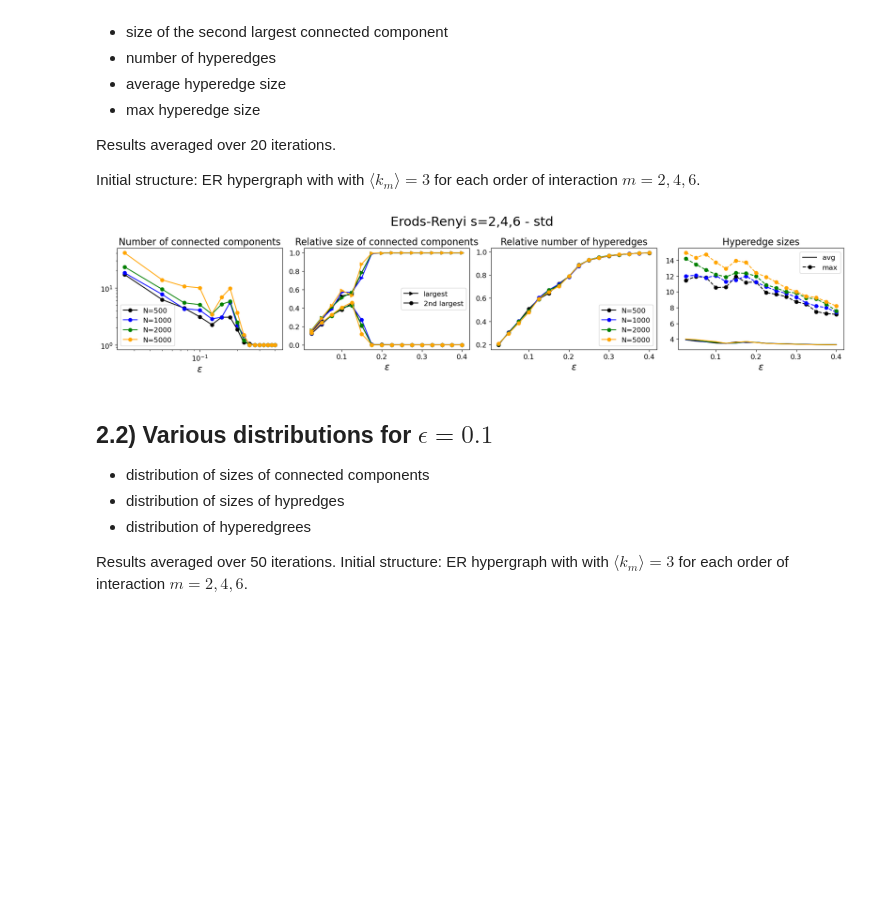
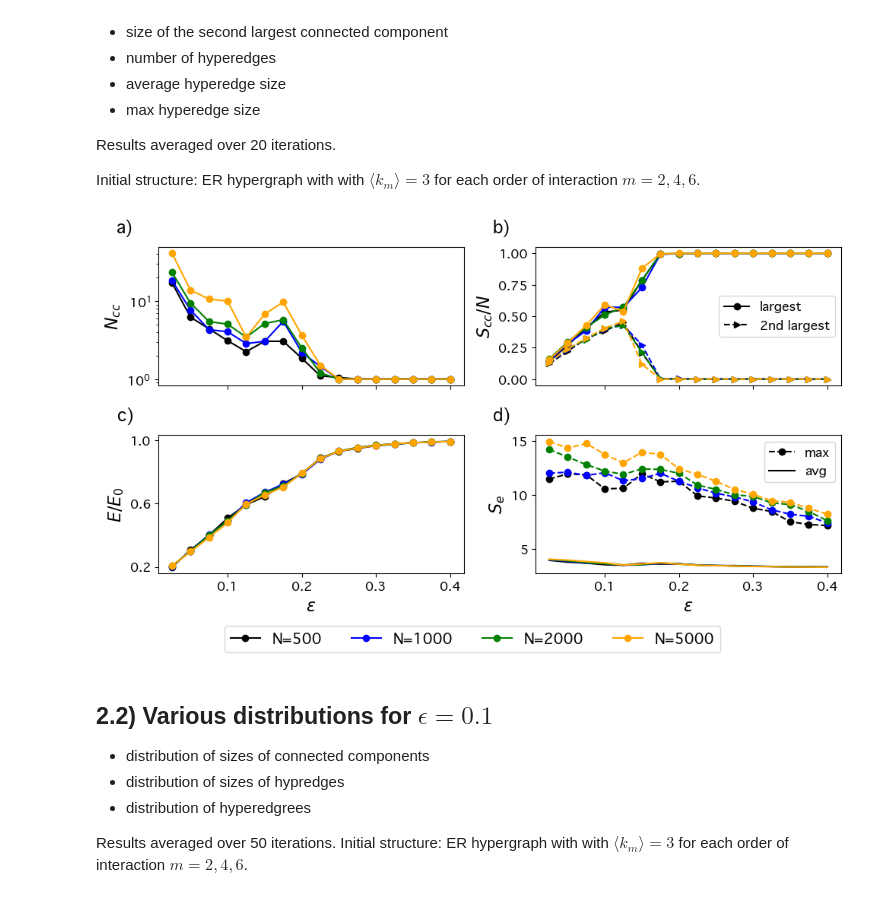
Before and after one commit to cosimoagostinelli/H-or_adaptive_Deffuant, a Jupyter notebook: 3_ER_complete_results.ipynb, the cells around one changed output. Drawn from its saved outputs; the diff is of its cells as text; code cells hidden in the pictures; blank space fills up the shorter version.

```diff
--- a/3_ER_complete_results.ipynb
+++ b/3_ER_complete_results.ipynb
@@ -7,6 +7,11 @@ from multiprocess import Pool
 from had_model import HAD_model
 import matplotlib.pyplot as plt
 from mpl_toolkits.axes_grid1.inset_locator import inset_axes
+
+import matplotlib as mpl
+mpl.rcParams['font.family'] = 'sans-serif'
+mpl.rcParams['font.sans-serif'] = 'Geneva'
+dpi=150
 # %% [markdown]
 # 1) Uniform ER
 
@@ -474,6 +481,8 @@ while it < len(ks_avg):
 with open(f'../results/ER_s{s_str}_{cond}.pkl', 'wb') as fp:
         pickle.dump(results, fp)
 # %%
+from itertools import product
+
 s_str = '246'
 cond = 'std'
 
@@ -482,60 +491,73 @@ with open(f'../results/ER_s{s_str}_{cond}.pkl', 'rb') as f:
 
 colors = ['black', 'blue', 'green', 'orange']  # one color for each value of N
 lbls = ['largest', '2nd largest', 'avg', 'max']
+lgd_size = 12
 ttl_size = 16
-lgd_size = 12
+# collect handles/labels for a global legend
+legend_handles = []
+legend_labels = []
 
 Ns = [500, 1000, 2000, 5000]
-ncols = 4
-fig, axs = plt.subplots(1,ncols, figsize=(18,4))
+nrows, ncols = 2,2
+fig, axs = plt.subplots(nrows, ncols, sharex=True, figsize=(10,6.5))
 
 for N,clr in zip(Ns, colors):
 
     res_dict = res[N]
     epsilons = res_dict['epsilons']
     ncc = res_dict['ncc']
     scc1 = res_dict['scc1']
     scc2 = res_dict['scc2']
     nhe = res_dict['nhe']
     s_avg = res_dict['s_avg']
     s_max = res_dict['s_max']
 
-    axs[0].plot(epsilons, ncc, color=clr, marker='o', label=f'N={N}')
-    axs[0].set_xscale('log')
-    axs[0].set_yscale('log')
-    axs[0].legend(fontsize=lgd_size)
-    axs[0].set_title('Number of connected components', fontsize=ttl_size)
+    line1, = axs[0,0].plot(epsilons, ncc, color=clr, marker='o', label=f'N={N}')
+    legend_handles.append(line1)
+    legend_labels.append(f'N={N}')
+    axs[0,0].set_yscale('log')
+    axs[0,0].set_ylabel(r'$N_{cc}$', fontsize=ttl_size)
 
     la0 = lbls[0] if N==Ns[0] else None
     la1 = lbls[1] if N==Ns[0] else None
-    axs[1].plot(epsilons, scc1, color=clr, linestyle='-', marker='>', label=la0)
-    axs[1].plot(epsilons, scc2, color=clr, linestyle='-', marker='o', label=la1)
-    axs[1].legend(fontsize=lgd_size)
-    axs[1].set_title('Relative size of connected components', fontsize=ttl_size)
+    axs[0,1].plot(epsilons, scc1, color=clr, linestyle='-', marker='o', label=la0)
+    axs[0,1].plot(epsilons, scc2, color=clr, linestyle='--', marker='>', label=la1)
+    axs[0,1].set_ylabel(r'$S_{cc} / N$', fontsize=ttl_size)
+    axs[0,1].legend(fontsize=lgd_size, loc=5)
 
-    axs[2].plot(epsilons, nhe, color=clr, marker='o', label=f'N={N}')
-    axs[2].legend(fontsize=lgd_size)
-    axs[2].set_title('Relative number of hyperedges', fontsize=ttl_size)
+    axs[1,0].plot(epsilons, nhe, color=clr, marker='o', label=f'N={N}')
+    axs[1,0].set_ylabel(r'$E / E_0$', fontsize=ttl_size)
+    axs[1,0].set_yticks([0.2,0.6,1.0])
 
     la2 = lbls[2] if N==Ns[0] else None
     la3 = lbls[3] if N==Ns[0] else None
-    axs[3].plot(epsilons, s_avg, label=la2, color=clr)
-    axs[3].plot(epsilons, s_max, label=la3, linestyle='--', marker='o', color=clr)
-    axs[3].legend(fontsize=lgd_size)
-    axs[3].set_title('Hyperedge sizes', fontsize=ttl_size)
+    axs[1,1].plot(epsilons, s_max, label=la3, linestyle='--', marker='o', color=clr)
+    axs[1,1].plot(epsilons, s_avg, label=la2, color=clr)
+    axs[1,1].set_ylabel(r'$S_e$', fontsize=ttl_size)
+    axs[1,1].legend(fontsize=lgd_size)
 
     # set xlabel tick fontsize in all subplots
     for j in range(ncols):
-        axs[j].tick_params(labelsize=12)
-        axs[j].set_xlabel(r'$\epsilon$', fontsize=ttl_size)
+        axs[nrows-1,j].set_xlabel(r'$\epsilon$', fontsize=ttl_size)
+        for i in range(nrows):
+            axs[i,j].tick_params(labelsize=12)
 
-plt.suptitle(f'Erods-Renyi s={s_str[0]},{s_str[1]},{s_str[2]} - {cond}', fontsize=int(ttl_size*1.4))
+# Add subplot labels
+lbls = ['a)','b)','c)','d)']
+for (i,j),lbl in zip(product([0,1],[0,1]), lbls):
+    axs[i,j].text(-0.08, 1.2, lbl, transform=axs[i,j].transAxes,
+                  fontsize=ttl_size, fontweight='bold', va='top', ha='right')
 
-plt.tight_layout()
-plt.savefig(f'../figures/ER_s{s_str}_{cond}.jpg')
+# Global legend below plot, centered
+fig.legend(handles=legend_handles, labels=legend_labels,
+           loc='lower center', bbox_to_anchor=(0.5, 0.002),
+           fontsize=14, ncol=len(Ns))
+
+plt.tight_layout(rect=[0, 0.07, 1, 0.93])
+plt.savefig(f'../figures/ER_s{s_str}_{cond}.jpg', dpi=dpi)
 plt.show()
 # %% [output]
-[figure, old version]
+[figure, new version]
 # %% [markdown]
 ## 2.2) Various distributions for $\epsilon=0.1$
 
```
Also changed, not shown: parts of 3 cells of this notebook, 4 other files.
